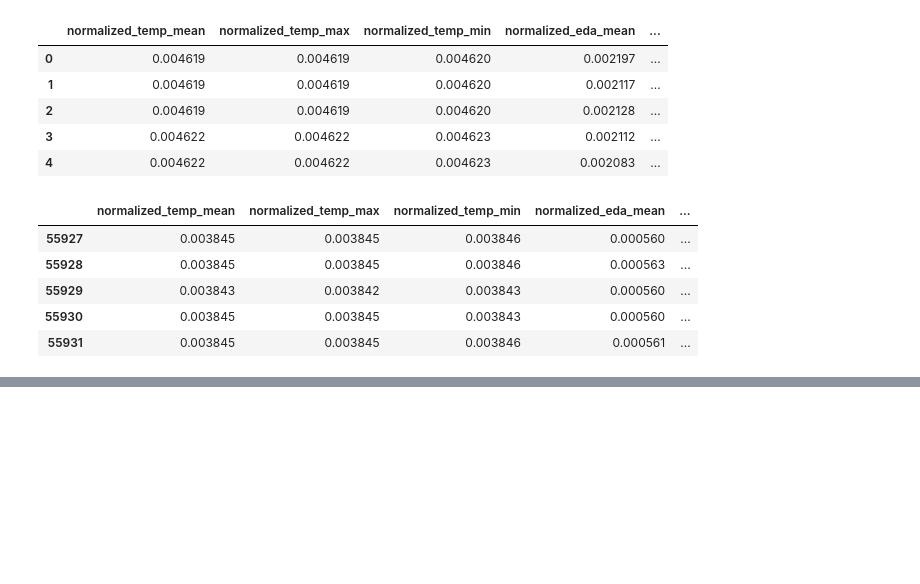
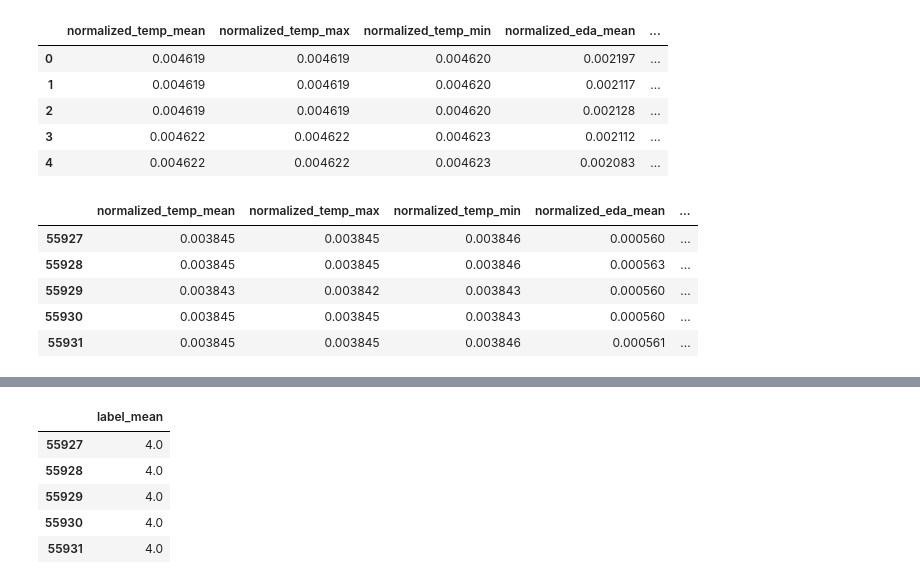
Before and after one commit to luizacastilho/XAI_STRESS, a Jupyter notebook: WESAD/analysiswesad.ipynb, the cells around one changed output, grey strips where cells are left out. Cells and saved outputs as stored; diff of their text form; code cells hidden in the pictures; blank space fills up the shorter version.

```diff
--- a/WESAD/analysiswesad.ipynb
+++ b/WESAD/analysiswesad.ipynb
@@ -342,0 +346,9 @@ df_normalizado.tail()
+# %%
+label_stats.tail()
+# %% [output]
+|  | label_mean |
+| 55927 | 4.0 |
+| 55928 | 4.0 |
+| 55929 | 4.0 |
+| 55930 | 4.0 |
+| 55931 | 4.0 |
```
Also changed, not shown: parts of 14 cells of this notebook.
